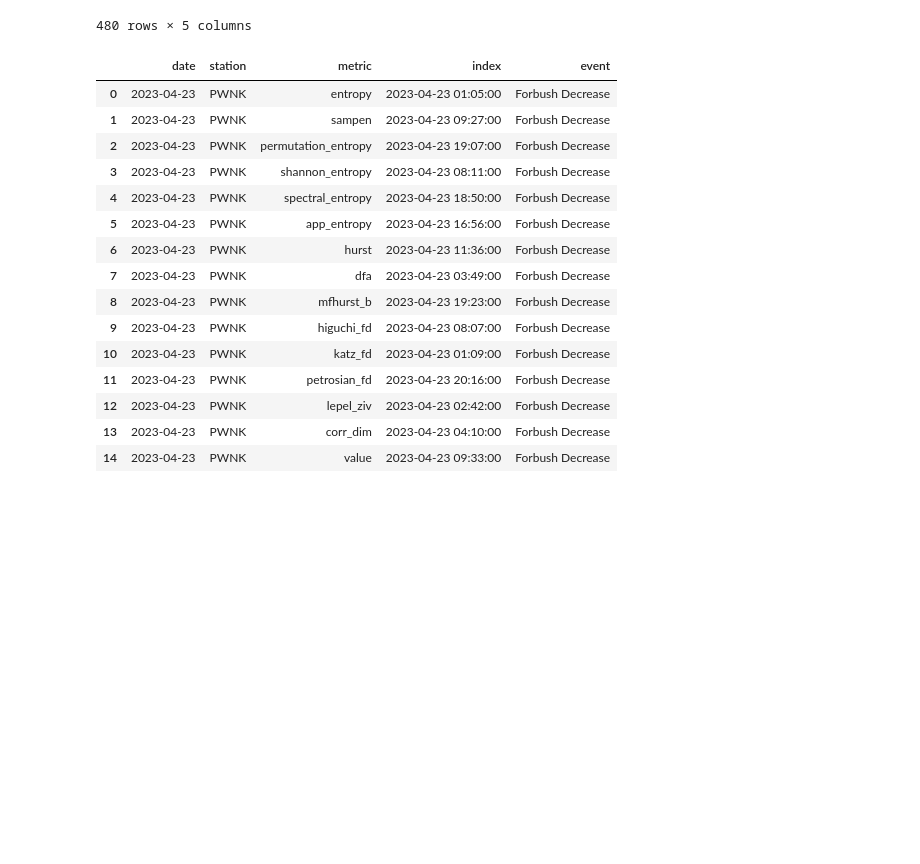
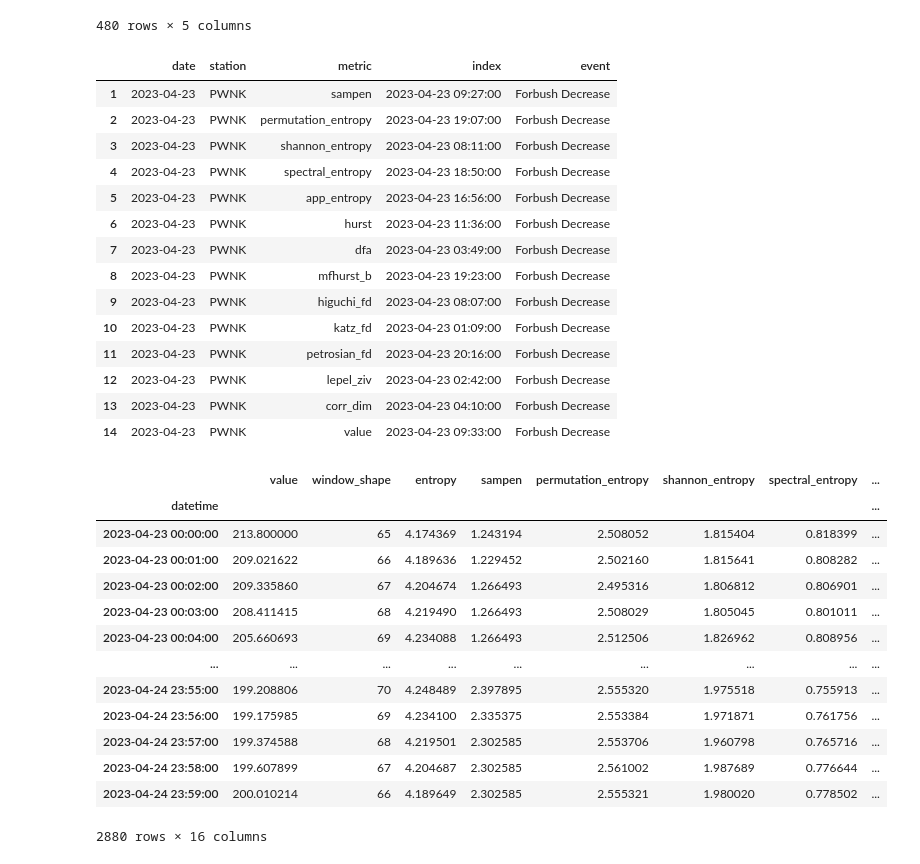
Before and after one commit to dosquisd/NMDB, a Jupyter notebook: 004_predictions.ipynb, the cells around one changed output. Drawn from its saved outputs; the diff is of its cells as text; code cells hidden in the pictures; blank space fills up the shorter version.

```diff
--- a/004_predictions.ipynb
+++ b/004_predictions.ipynb
@@ -195,13 +199,24 @@ df
 # %%
 # filter by a particular event
 date = "2023-04-23"
 station = "PWNK"
 
 df_event = df[(df["date"] == date) & (df["station"] == station)].reset_index(drop=True)
-df_event
+df_event = df_event[df_event["metric"] != "entropy"]
+
+df_orig = read_metrics_file(
+    EVENT,
+    date,
+    station,
+    WINDOW_SIZE,
+    datetime_cols={"datetime": None},
+    suffix=suffix,
+).set_index("datetime")
+
+
+display(df_event, df_orig)
 # %% [output]
 |  | date | station | metric | index | event |
-| 0 | 2023-04-23 | PWNK | entropy | 2023-04-23 01:05:00 | Forbush Decrease |
 | 1 | 2023-04-23 | PWNK | sampen | 2023-04-23 09:27:00 | Forbush Decrease |
 | 2 | 2023-04-23 | PWNK | permutation_entropy | 2023-04-23 19:07:00 | Forbush Decrease |
 | 3 | 2023-04-23 | PWNK | shannon_entropy | 2023-04-23 08:11:00 | Forbush Decrease |
@@ -216,3 +231,17 @@ df_event
 | 12 | 2023-04-23 | PWNK | lepel_ziv | 2023-04-23 02:42:00 | Forbush Decrease |
 | 13 | 2023-04-23 | PWNK | corr_dim | 2023-04-23 04:10:00 | Forbush Decrease |
 | 14 | 2023-04-23 | PWNK | value | 2023-04-23 09:33:00 | Forbush Decrease |
+|  | value | window_shape | entropy | sampen | permutation_entropy | shannon_entropy | spectral_entropy | ... |
+| datetime |  |  |  |  |  |  |  | ... |
+| 2023-04-23 00:00:00 | 213.800000 | 65 | 4.174369 | 1.243194 | 2.508052 | 1.815404 | 0.818399 | ... |
+| 2023-04-23 00:01:00 | 209.021622 | 66 | 4.189636 | 1.229452 | 2.502160 | 1.815641 | 0.808282 | ... |
+| 2023-04-23 00:02:00 | 209.335860 | 67 | 4.204674 | 1.266493 | 2.495316 | 1.806812 | 0.806901 | ... |
+| 2023-04-23 00:03:00 | 208.411415 | 68 | 4.219490 | 1.266493 | 2.508029 | 1.805045 | 0.801011 | ... |
+| 2023-04-23 00:04:00 | 205.660693 | 69 | 4.234088 | 1.266493 | 2.512506 | 1.826962 | 0.808956 | ... |
+| ... | ... | ... | ... | ... | ... | ... | ... | ... |
+| 2023-04-24 23:55:00 | 199.208806 | 70 | 4.248489 | 2.397895 | 2.555320 | 1.975518 | 0.755913 | ... |
+| 2023-04-24 23:56:00 | 199.175985 | 69 | 4.234100 | 2.335375 | 2.553384 | 1.971871 | 0.761756 | ... |
+| 2023-04-24 23:57:00 | 199.374588 | 68 | 4.219501 | 2.302585 | 2.553706 | 1.960798 | 0.765716 | ... |
+| 2023-04-24 23:58:00 | 199.607899 | 67 | 4.204687 | 2.302585 | 2.561002 | 1.987689 | 0.776644 | ... |
+| 2023-04-24 23:59:00 | 200.010214 | 66 | 4.189649 | 2.302585 | 2.555321 | 1.980020 | 0.778502 | ... |
+2880 rows × 16 columns
```
Also changed, not shown: parts of 3 cells of this notebook.
